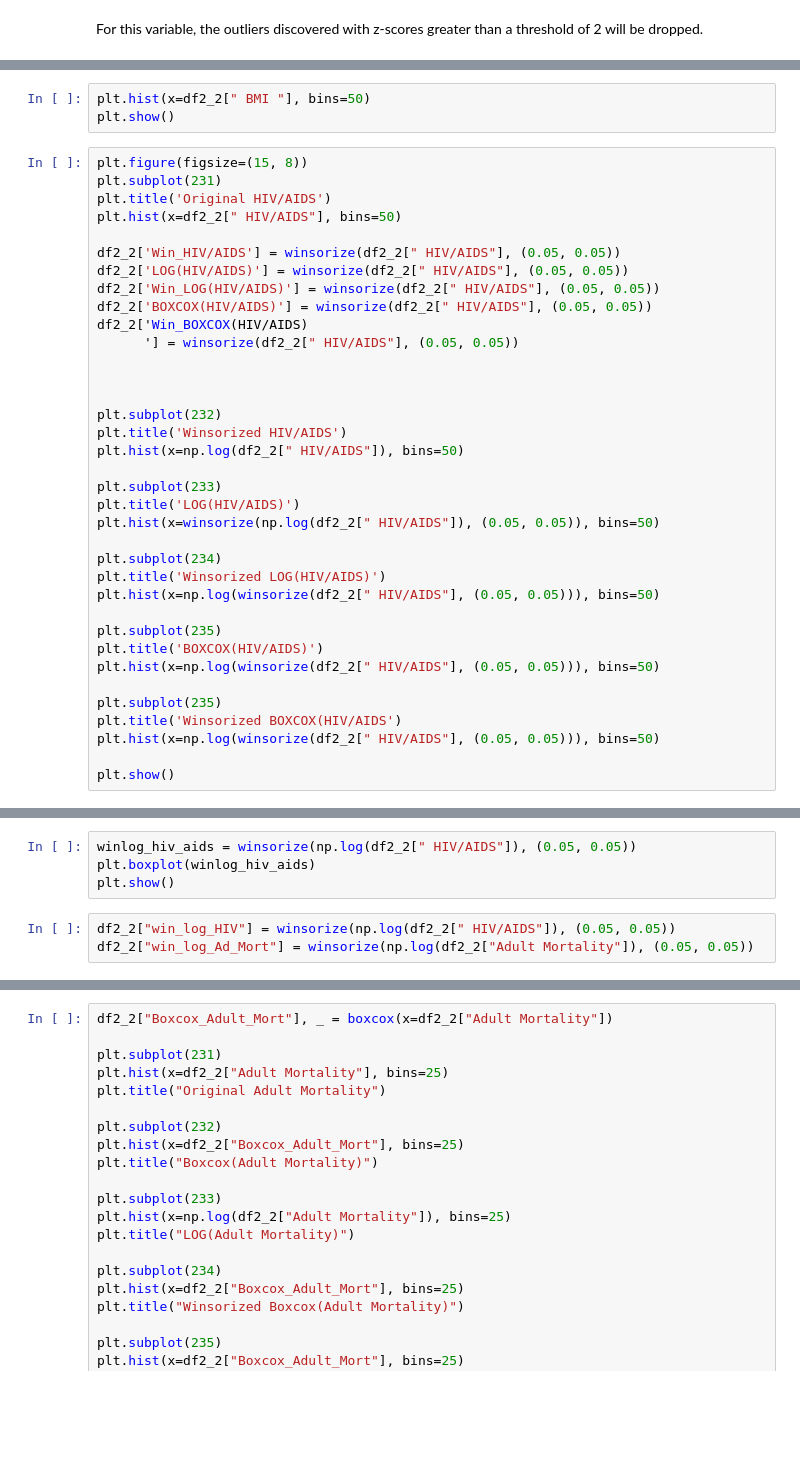
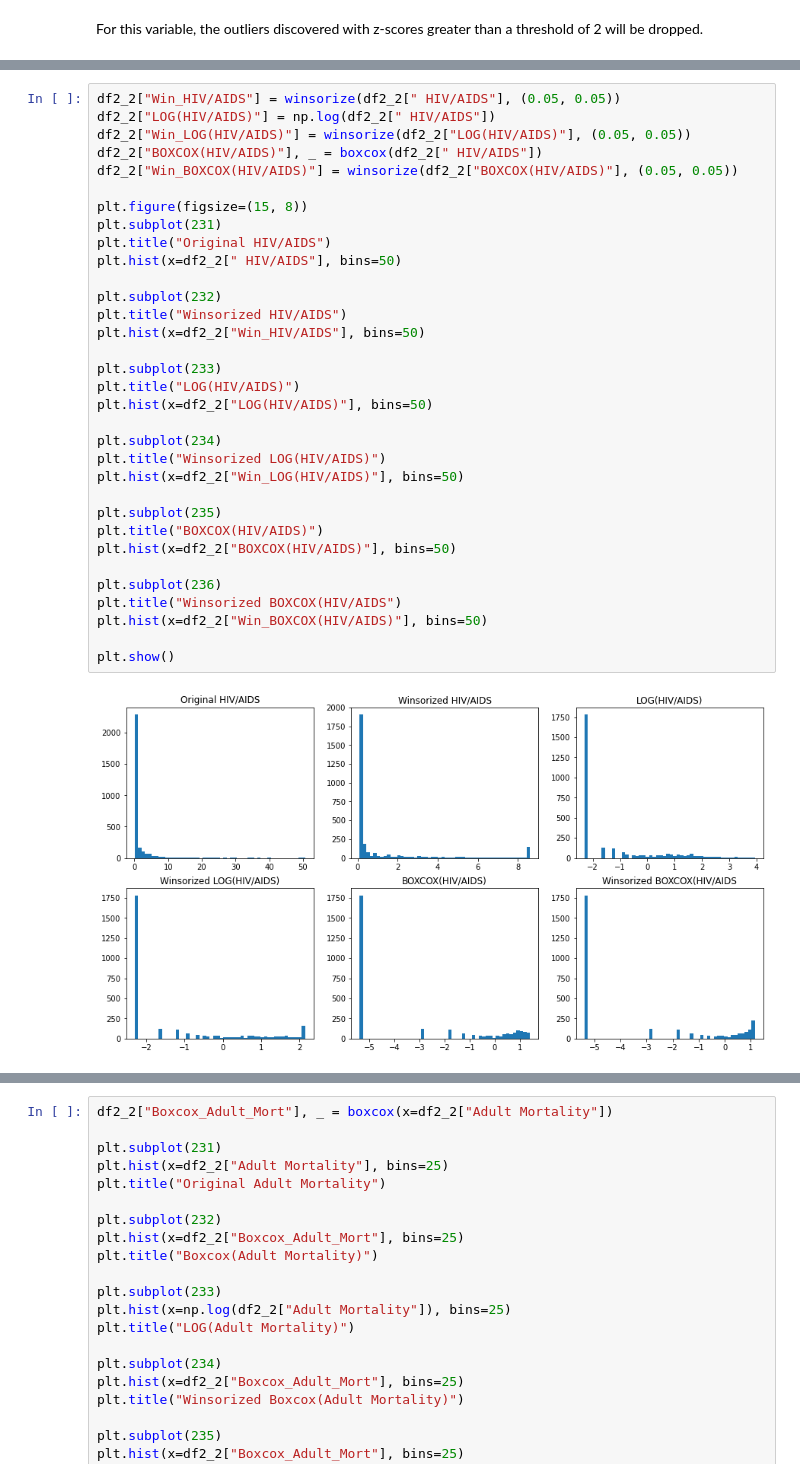
Before and after one commit to Ninjaneer1/theWorks, a Jupyter notebook: Challenge.ipynb, the cells around one changed output, grey strips where cells are left out. Cells and saved outputs as stored; diff of their text form; blank space fills up the shorter version.

```diff
--- a/Challenge.ipynb
+++ b/Challenge.ipynb
@@ -544,40 +531,36 @@ memory usage: 734.5+ KB
 [interactive output not drawn]
-# %%
-plt.hist(x=df2_2[" BMI "], bins=50)
-plt.show()
 # %%
+df2_2["Win_HIV/AIDS"] = winsorize(df2_2[" HIV/AIDS"], (0.05, 0.05))
+df2_2["LOG(HIV/AIDS)"] = np.log(df2_2[" HIV/AIDS"])
+df2_2["Win_LOG(HIV/AIDS)"] = winsorize(df2_2["LOG(HIV/AIDS)"], (0.05, 0.05))
+df2_2["BOXCOX(HIV/AIDS)"], _ = boxcox(df2_2[" HIV/AIDS"])
+df2_2["Win_BOXCOX(HIV/AIDS)"] = winsorize(df2_2["BOXCOX(HIV/AIDS)"], (0.05, 0.05))
+
 plt.figure(figsize=(15, 8))
 plt.subplot(231)
-plt.title('Original HIV/AIDS')
+plt.title("Original HIV/AIDS")
 plt.hist(x=df2_2[" HIV/AIDS"], bins=50)
 
-df2_2['Win_HIV/AIDS'] = winsorize(df2_2[" HIV/AIDS"], (0.05, 0.05))
-df2_2['LOG(HIV/AIDS)'] = winsorize(df2_2[" HIV/AIDS"], (0.05, 0.05))
-df2_2['Win_LOG(HIV/AIDS)'] = winsorize(df2_2[" HIV/AIDS"], (0.05, 0.05))
-df2_2['BOXCOX(HIV/AIDS)'] = winsorize(df2_2[" HIV/AIDS"], (0.05, 0.05))
-df2_2['Win_BOXCOX(HIV/AIDS)
-      '] = winsorize(df2_2[" HIV/AIDS"], (0.05, 0.05))
-
-
-
 plt.subplot(232)
-plt.title('Winsorized HIV/AIDS')
-plt.hist(x=np.log(df2_2[" HIV/AIDS"]), bins=50)
+plt.title("Winsorized HIV/AIDS")
+plt.hist(x=df2_2["Win_HIV/AIDS"], bins=50)
 
 plt.subplot(233)
-plt.title('LOG(HIV/AIDS)')
-plt.hist(x=winsorize(np.log(df2_2[" HIV/AIDS"]), (0.05, 0.05)), bins=50)
+plt.title("LOG(HIV/AIDS)")
+plt.hist(x=df2_2["LOG(HIV/AIDS)"], bins=50)
 
 plt.subplot(234)
-plt.title('Winsorized LOG(HIV/AIDS)')
-plt.hist(x=np.log(winsorize(df2_2[" HIV/AIDS"], (0.05, 0.05))), bins=50)
+plt.title("Winsorized LOG(HIV/AIDS)")
+plt.hist(x=df2_2["Win_LOG(HIV/AIDS)"], bins=50)
 
 plt.subplot(235)
-plt.title('BOXCOX(HIV/AIDS)')
-plt.hist(x=np.log(winsorize(df2_2[" HIV/AIDS"], (0.05, 0.05))), bins=50)
+plt.title("BOXCOX(HIV/AIDS)")
+plt.hist(x=df2_2["BOXCOX(HIV/AIDS)"], bins=50)
 
-plt.subplot(235)
-plt.title('Winsorized BOXCOX(HIV/AIDS')
-plt.hist(x=np.log(winsorize(df2_2[" HIV/AIDS"], (0.05, 0.05))), bins=50)
+plt.subplot(236)
+plt.title("Winsorized BOXCOX(HIV/AIDS")
+plt.hist(x=df2_2["Win_BOXCOX(HIV/AIDS)"], bins=50)
 
 plt.show()
+# %% [output]
+[figure, added]
@@ -584,7 +567,0 @@ plt.show()
-# %%
-winlog_hiv_aids = winsorize(np.log(df2_2[" HIV/AIDS"]), (0.05, 0.05))
-plt.boxplot(winlog_hiv_aids)
-plt.show()
-# %%
-df2_2["win_log_HIV"] = winsorize(np.log(df2_2[" HIV/AIDS"]), (0.05, 0.05))
-df2_2["win_log_Ad_Mort"] = winsorize(np.log(df2_2["Adult Mortality"]), (0.05, 0.05))
```
Also changed, not shown: parts of 21 cells of this notebook, 2 other files.
